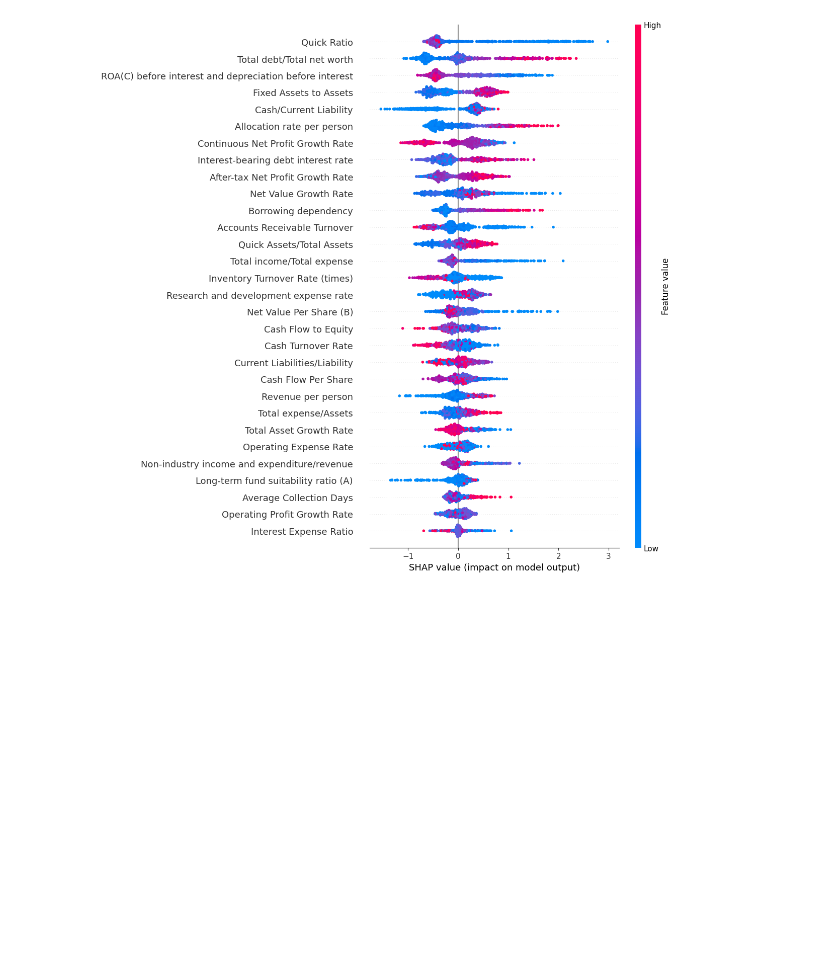
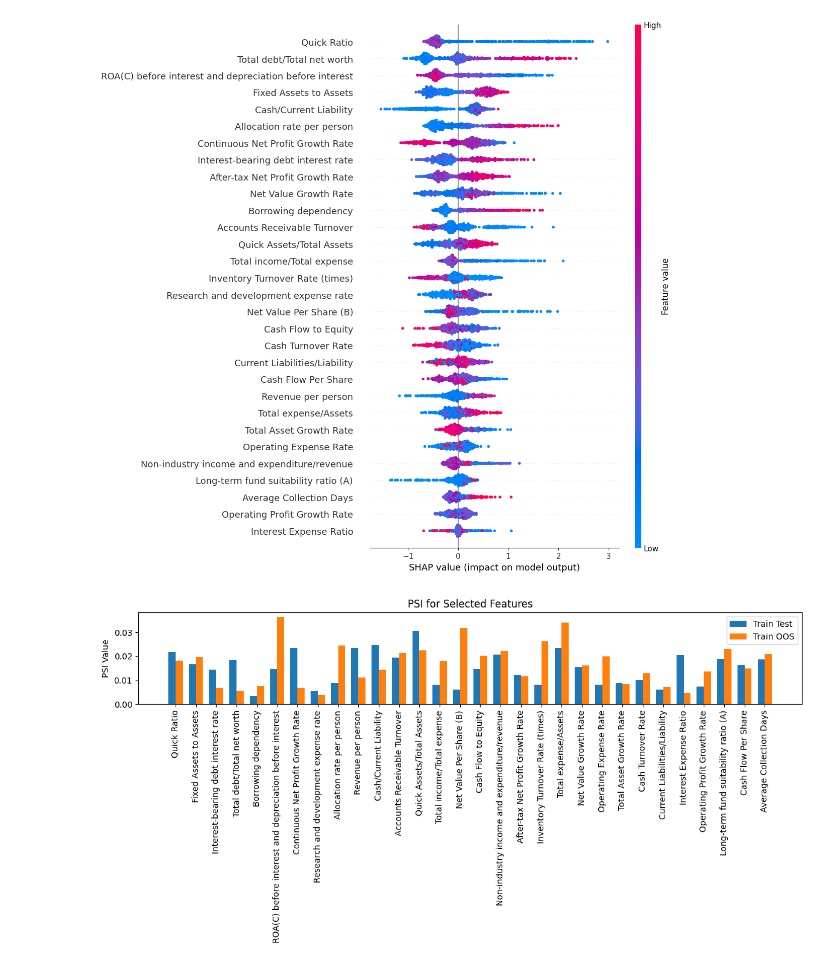
Before and after one commit to ReynardL/Bankruptcy-predictor, a Jupyter notebook: Training/EDA.ipynb, the cells around one changed output. Cells and saved outputs as stored; diff of their text form; code cells hidden in the pictures; blank space fills up the shorter version.

```diff
--- a/Training/EDA.ipynb
+++ b/Training/EDA.ipynb
@@ -262,0 +267,35 @@ shap.plots.beeswarm(shap_values, max_display=len(selected_features))
+# %%
+def psi(expected, actual, buckets=10):
+    breakpoints = np.percentile(expected, np.linspace(0, 100, buckets + 1))
+    psi_value = 0
+
+    for i in range(buckets):
+        expected_pct = np.sum((expected >= breakpoints[i]) & (expected < breakpoints[i + 1])) / len(expected)
+        actual_pct = np.sum((actual >= breakpoints[i]) & (actual < breakpoints[i + 1])) / len(actual)
+
+        expected_pct = max(expected_pct, 1e-6)
+        actual_pct = max(actual_pct, 1e-6)
+
+        psi_value += (expected_pct - actual_pct) * np.log(expected_pct / actual_pct)
+
+    return psi_value
+
+train_test_vals = [psi(X_train_subset[f].values, X_test[f].values) for f in selected_features]
+train_oos_vals = [psi(X_train_subset[f].values, X_oos[f].values) for f in selected_features]
+
+x = np.arange(len(selected_features))
+width = 0.35
+
+fig, ax = plt.subplots(figsize=(12, 6))
+ax.bar(x - width/2, train_test_vals, width, label='Train Test')
+ax.bar(x + width/2, train_oos_vals, width, label='Train OOS')
+ax.set_ylabel('PSI Value')
+ax.set_title('PSI for Selected Features')
+ax.set_xticks(x)
+ax.set_xticklabels(selected_features, rotation=90)
+ax.legend()
+
+plt.tight_layout()
+plt.show()
+# %% [output]
+[figure, added]
```
Also changed, not shown: parts of 3 cells of this notebook, 1 other file.
